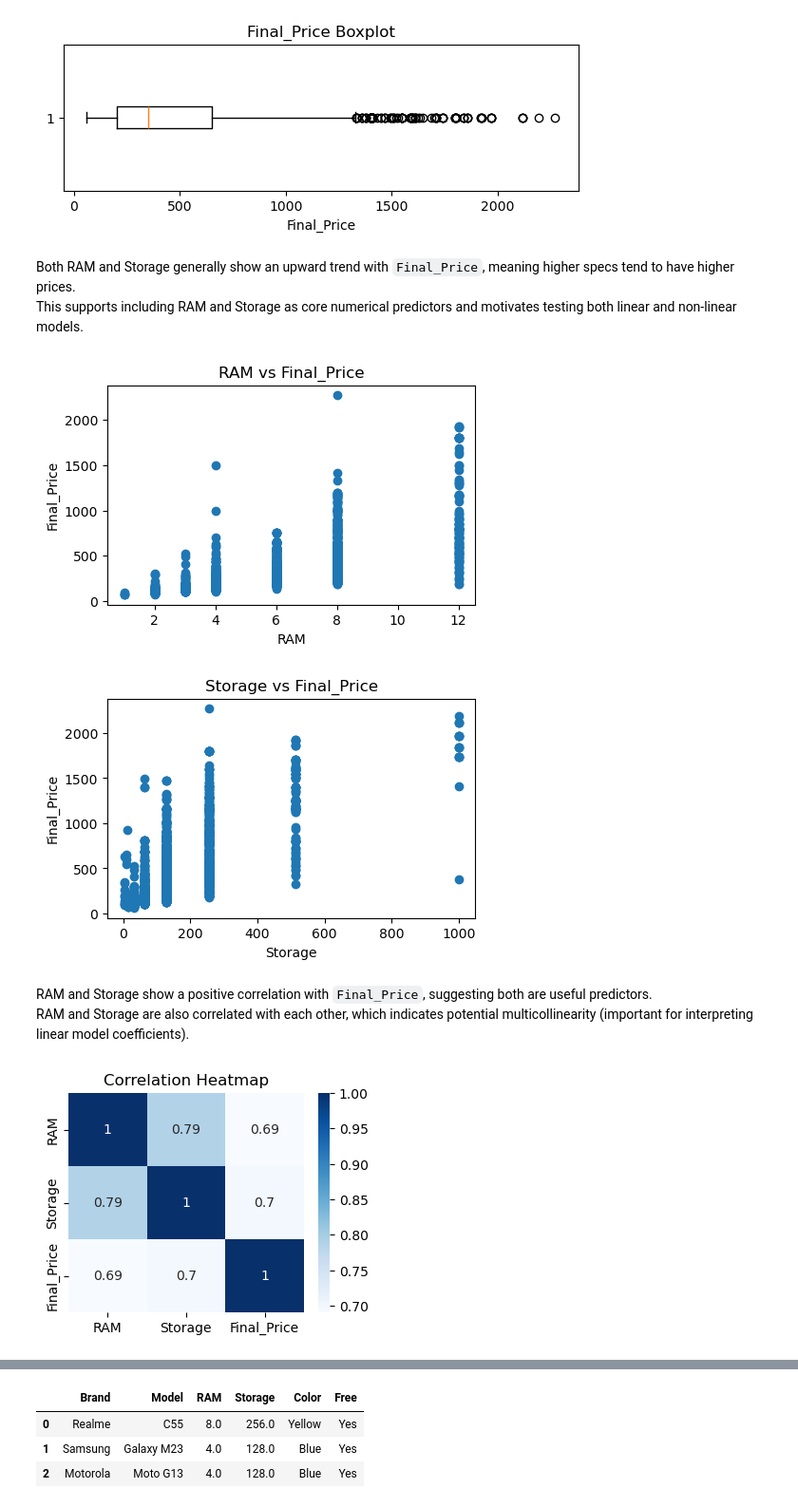
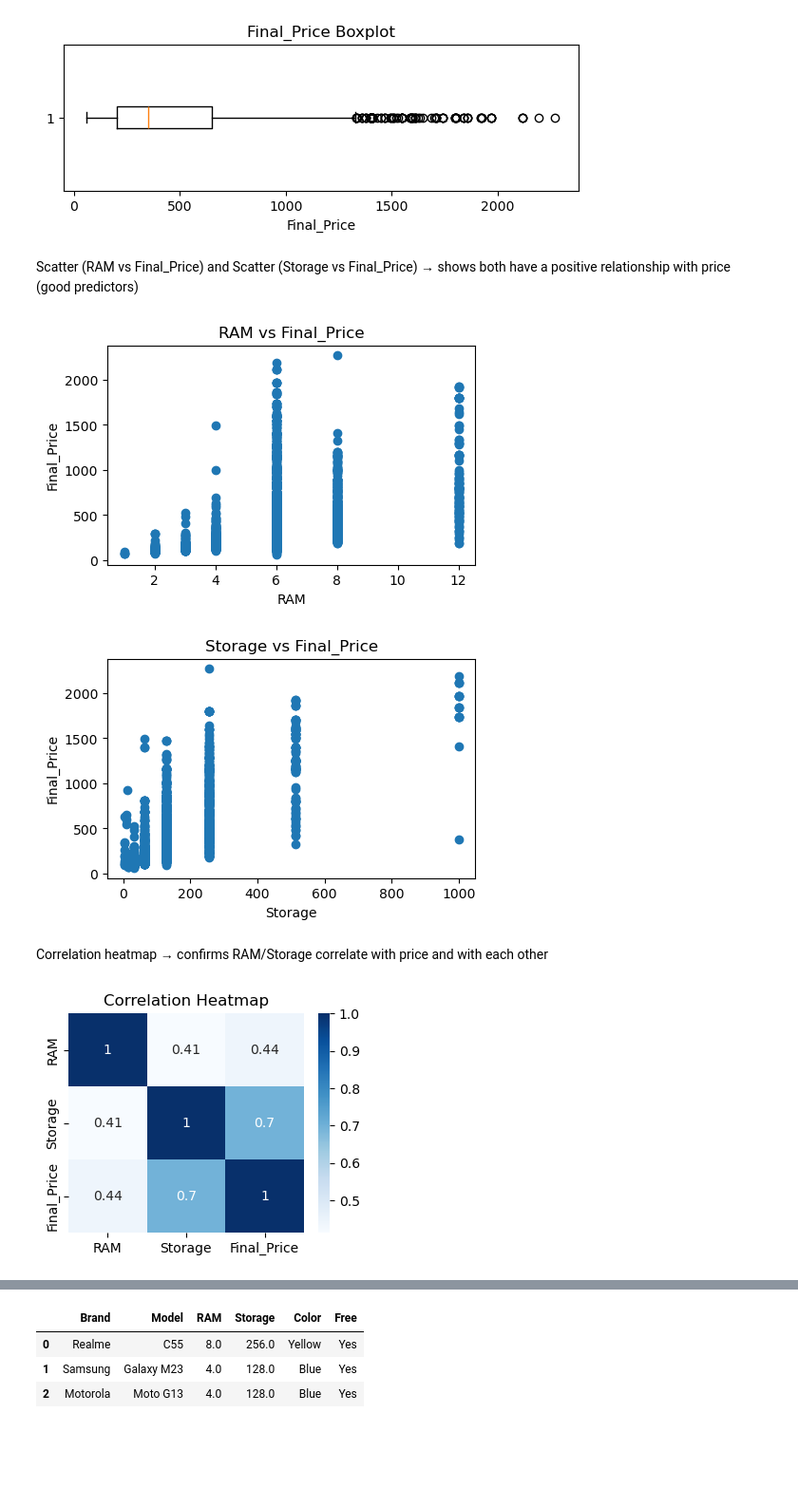
Before and after one commit to Aloysius-Yong/mdlp-project, a Jupyter notebook: index.ipynb, the cells around one changed output, grey strips where cells are left out. Shown at 95% size. Drawn from its saved outputs; the diff is of its cells as text; code cells hidden in the pictures; blank space fills up the shorter version.

```diff
--- a/index.ipynb
+++ b/index.ipynb
@@ -143,3 +161,17 @@ preprocess = ColumnTransformer(
 )
 
 preprocess
+
+
+# Create an imputed copy for EDA plots (so NaNs do not distort plots)
+df_eda = df.copy()
+# Numeric imputation for EDA
+for col in ["RAM", "Storage"]:
+    if col in df_eda.columns:
+        df_eda[col] = df_eda[col].fillna(df_eda[col].median())
+# Categorical imputation for EDA (optional; mainly for completeness)
+for col in ["Brand", "Model", "Color", "Free"]:
+    if col in df_eda.columns:
+        mode_val = df_eda[col].mode(dropna=True)
+        if len(mode_val) > 0:
+            df_eda[col] = df_eda[col].fillna(mode_val.iloc[0])
@@ -200,40 +216,38 @@ plt.show()
 # %% [output]
 [figure]
 # %% [markdown]
-Both RAM and Storage generally show an upward trend with `Final_Price`, meaning higher specs tend to have higher prices.
-This supports including RAM and Storage as core numerical predictors and motivates testing both linear and non-linear models.
+Scatter (RAM vs Final_Price) and Scatter (Storage vs Final_Price) → shows both have a positive relationship with price (good predictors)
 # %%
 # Scatter plots of Final_Price against RAM and Storage
 plt.figure(figsize=(5,3))
-plt.scatter(df["RAM"], df["Final_Price"])
+plt.scatter(df_eda["RAM"], df["Final_Price"])
 plt.title("RAM vs Final_Price")
 plt.xlabel("RAM")
 plt.ylabel("Final_Price")
 plt.show()
 
 plt.figure(figsize=(5,3))
-plt.scatter(df["Storage"], df["Final_Price"])
+plt.scatter(df_eda["Storage"], df["Final_Price"])
 plt.title("Storage vs Final_Price")
 plt.xlabel("Storage")
 plt.ylabel("Final_Price")
 plt.show()
 # %% [output]
-[figure, old version]
+[figure, new version]
 [figure]
 # %% [markdown]
-RAM and Storage show a positive correlation with `Final_Price`, suggesting both are useful predictors.
-RAM and Storage are also correlated with each other, which indicates potential multicollinearity (important for interpreting linear model coefficients).
+Correlation heatmap → confirms RAM/Storage correlate with price and with each other
 # %%
 # Correlation heatmap
 import seaborn as sns
 
-corr = df[["RAM", "Storage", "Final_Price"]].corr(numeric_only=True)
+corr = df_eda[["RAM", "Storage", "Final_Price"]].corr(numeric_only=True)
 plt.figure(figsize=(4,3))
 sns.heatmap(corr, annot=True, cmap="Blues")
 plt.title("Correlation Heatmap")
 plt.show()
 # %% [output]
-[figure, old version]
+[figure, new version]
 # %% [markdown]
 ## Train-Test Split + Baseline Model
 
```
Also changed, not shown: parts of 22 cells of this notebook.
